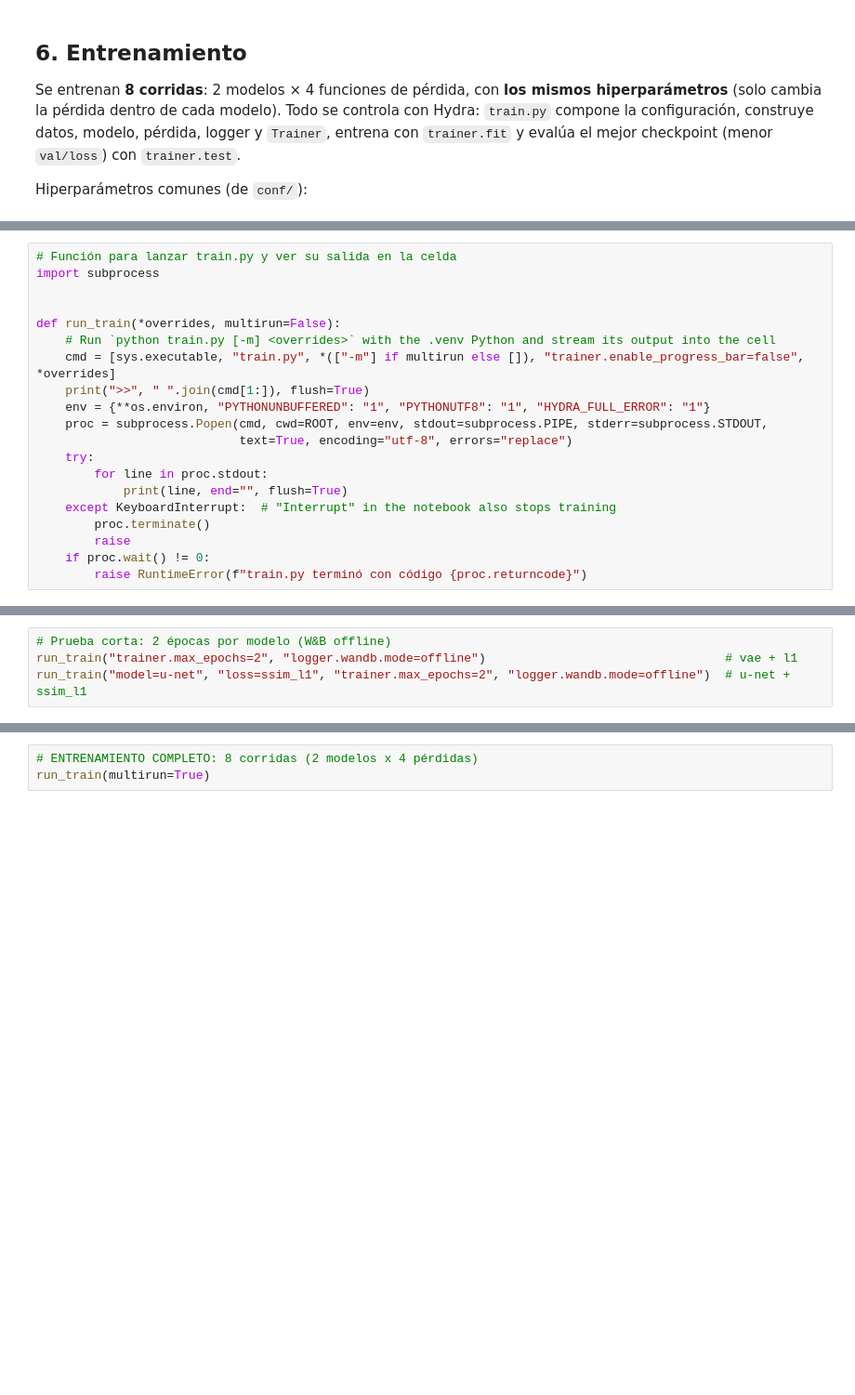
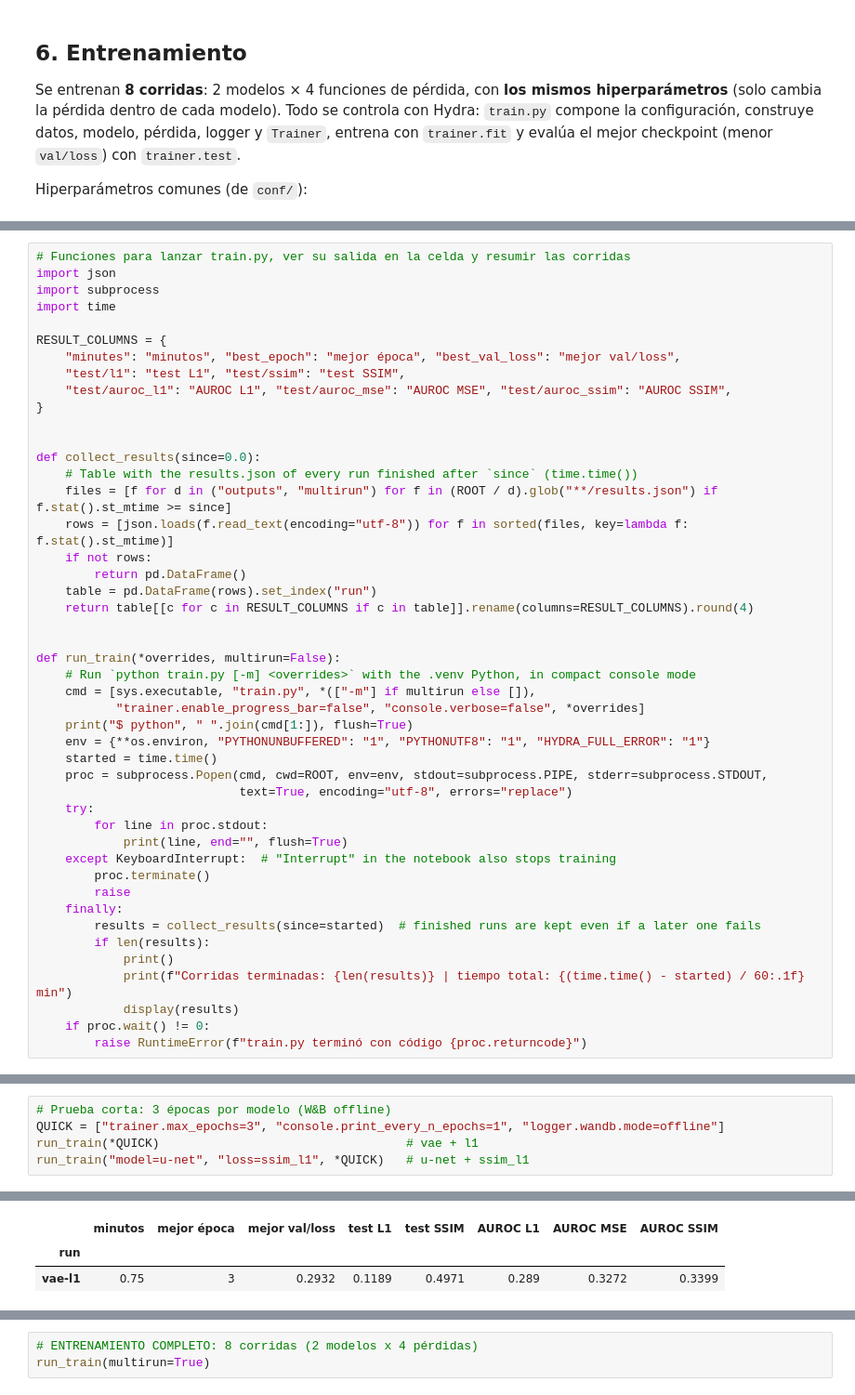
Before and after one commit to Chaco17/Autoencoder, a Jupyter notebook: notebooks/main.ipynb, the cells around one changed output, grey strips where cells are left out. Shown at 93% size. Drawn from its saved outputs; the diff is of its cells as text; blank space fills up the shorter version.

```diff
--- a/notebooks/main.ipynb
+++ b/notebooks/main.ipynb
@@ -389,13 +579,33 @@ Cada corrida guarda su configuración, logs y checkpoints (`checkpoints/best.ckp
 # %%
-# Función para lanzar train.py y ver su salida en la celda
+# Funciones para lanzar train.py, ver su salida en la celda y resumir las corridas
+import json
 import subprocess
+import time
+
+RESULT_COLUMNS = {
+    "minutes": "minutos", "best_epoch": "mejor época", "best_val_loss": "mejor val/loss",
+    "test/l1": "test L1", "test/ssim": "test SSIM",
+    "test/auroc_l1": "AUROC L1", "test/auroc_mse": "AUROC MSE", "test/auroc_ssim": "AUROC SSIM",
+}
+
+
+def collect_results(since=0.0):
+    # Table with the results.json of every run finished after `since` (time.time())
+    files = [f for d in ("outputs", "multirun") for f in (ROOT / d).glob("**/results.json") if f.stat().st_mtime >= since]
+    rows = [json.loads(f.read_text(encoding="utf-8")) for f in sorted(files, key=lambda f: f.stat().st_mtime)]
+    if not rows:
+        return pd.DataFrame()
+    table = pd.DataFrame(rows).set_index("run")
+    return table[[c for c in RESULT_COLUMNS if c in table]].rename(columns=RESULT_COLUMNS).round(4)
 
 
 def run_train(*overrides, multirun=False):
-    # Run `python train.py [-m] <overrides>` with the .venv Python and stream its output into the cell
-    cmd = [sys.executable, "train.py", *(["-m"] if multirun else []), "trainer.enable_progress_bar=false", *overrides]
-    print(">>", " ".join(cmd[1:]), flush=True)
+    # Run `python train.py [-m] <overrides>` with the .venv Python, in compact console mode
+    cmd = [sys.executable, "train.py", *(["-m"] if multirun else []),
+           "trainer.enable_progress_bar=false", "console.verbose=false", *overrides]
+    print("$ python", " ".join(cmd[1:]), flush=True)
     env = {**os.environ, "PYTHONUNBUFFERED": "1", "PYTHONUTF8": "1", "HYDRA_FULL_ERROR": "1"}
+    started = time.time()
     proc = subprocess.Popen(cmd, cwd=ROOT, env=env, stdout=subprocess.PIPE, stderr=subprocess.STDOUT,
                             text=True, encoding="utf-8", errors="replace")
     try:
@@ -404,6 +614,12 @@ def run_train(*overrides, multirun=False):
     except KeyboardInterrupt:  # "Interrupt" in the notebook also stops training
         proc.terminate()
         raise
+    finally:
+        results = collect_results(since=started)  # finished runs are kept even if a later one fails
+        if len(results):
+            print()
+            print(f"Corridas terminadas: {len(results)} | tiempo total: {(time.time() - started) / 60:.1f} min")
+            display(results)
     if proc.wait() != 0:
         raise RuntimeError(f"train.py terminó con código {proc.returncode}")
 # %% [markdown]
@@ -412,4 +628,6 @@ def run_train(*overrides, multirun=False):
 # %%
-# Prueba corta: 2 épocas por modelo (W&B offline)
-run_train("trainer.max_epochs=2", "logger.wandb.mode=offline")                                 # vae + l1
-run_train("model=u-net", "loss=ssim_l1", "trainer.max_epochs=2", "logger.wandb.mode=offline")  # u-net + ssim_l1
+# Prueba corta: 3 épocas por modelo (W&B offline)
+QUICK = ["trainer.max_epochs=3", "console.print_every_n_epochs=1", "logger.wandb.mode=offline"]
+run_train(*QUICK)                                  # vae + l1
+run_train("model=u-net", "loss=ssim_l1", *QUICK)   # u-net + ssim_l1
+# %% [output]
@@ -415,0 +645,3 @@ run_train("model=u-net", "loss=ssim_l1", "trainer.max_epochs=2", "logger.wandb.m
+|  | minutos | mejor época | mejor val/loss | test L1 | test SSIM | AUROC L1 | AUROC MSE | AUROC SSIM |
+| run |  |  |  |  |  |  |  |  |
+| vae-l1 | 0.75 | 3 | 0.2932 | 0.1189 | 0.4971 | 0.289 | 0.3272 | 0.3399 |
```
Also changed, not shown: parts of 20 cells of this notebook, 4 other files.
